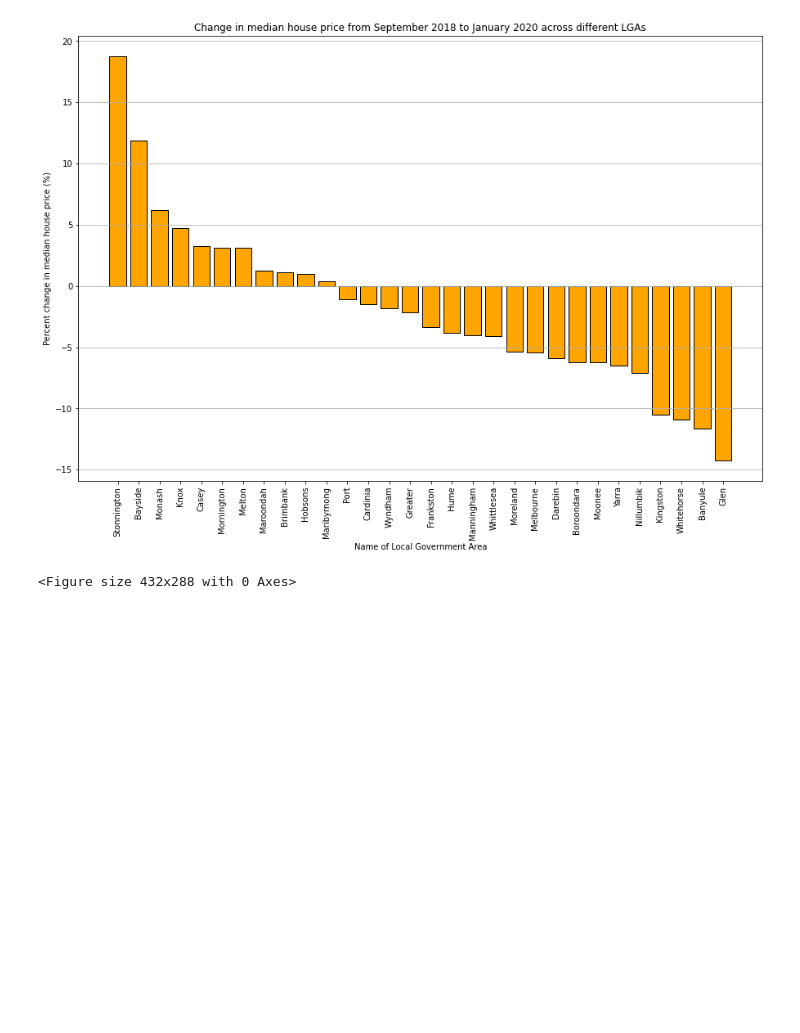
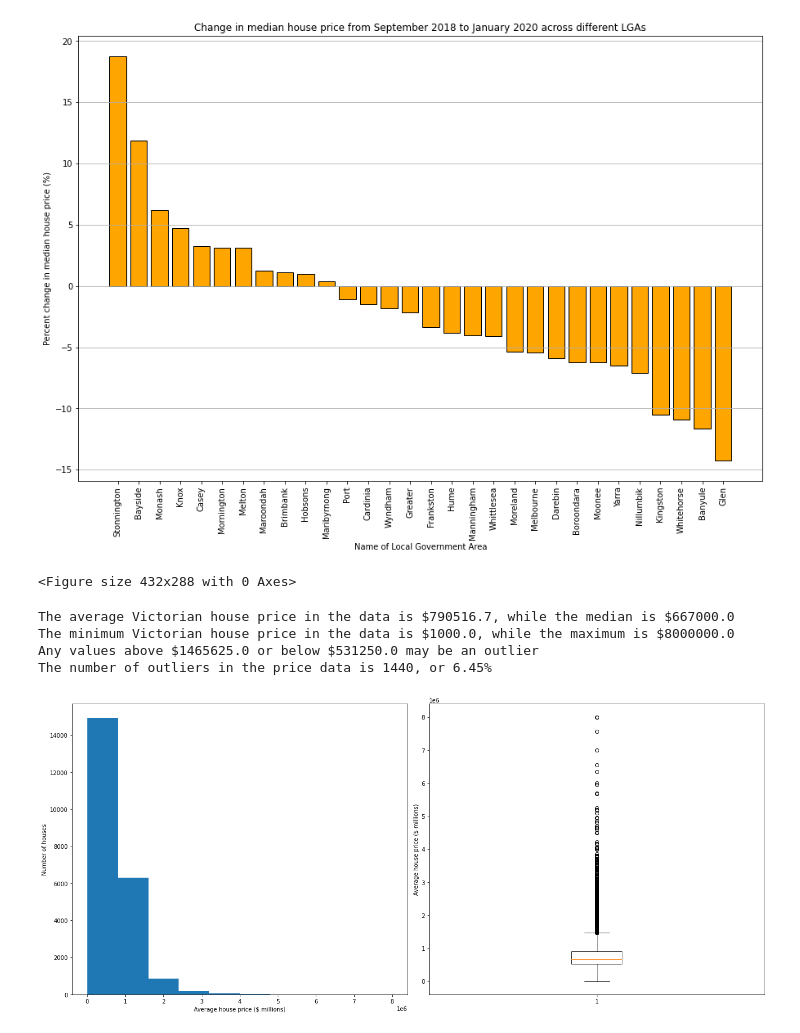
Before and after one commit to jeremychiaa/covid-victorian-real-estate, a Jupyter notebook: cleaned_house.ipynb, the cells around one changed output. Drawn from its saved outputs; the diff is of its cells as text; code cells hidden in the pictures; blank space fills up the shorter version.

```diff
--- a/cleaned_house.ipynb
+++ b/cleaned_house.ipynb
@@ -340,3 +361,59 @@ plt.tight_layout()
 # %%
 # Save the percent change per LGA into a CSV file
 pct_change_LGA_df.to_csv("output/percent_change_perLGA.csv", index = False)
+# %%
+# Creating a dataframe to analyse post-COVID data per month
+monthly_sales_postcovid_df = pd.DataFrame(vic_sales_postcovid_df)
+
+# Removing the day of the month from the date_sold column
+monthly_sales_postcovid_df["date_sold"] = monthly_sales_postcovid_df["date_sold"].str[0:7]
+
+# Calculating some summary statistics about the price data
+mean_price = round(monthly_sales_postcovid_df["price"].mean(),2)
+median_price = round(monthly_sales_postcovid_df["price"].median(),2)
+
+min_price = round(monthly_sales_postcovid_df["price"].min(),2)
+max_price = round(monthly_sales_postcovid_df["price"].max(),2)
+print(f"The average Victorian house price in the data is ${mean_price}, while the median is ${median_price}")
+print(f"The minimum Victorian house price in the data is ${min_price}, while the maximum is ${max_price}")
+
+# Calculating the upper and lower bounds to understand any outliers
+quartiles = monthly_sales_postcovid_df["price"].quantile([0.25, 0.5, 0.75])
+upper_quartile = quartiles[0.75]
+lower_quartile = quartiles[0.25]
+iqr = upper_quartile - lower_quartile
+
+# Determining outliers using the upper and lower bounds
+upper_bound = upper_quartile + (1.5 * iqr)
+lower_bound = lower_quartile - (1.5 * iqr)
+print(f"Any values above ${round(upper_bound,2)} or below ${round(lower_quartile,2)} may be an outlier")
+
+# Printing out the results
+outliers = len(monthly_sales_postcovid_df.loc[(monthly_sales_postcovid_df["price"] > upper_bound) | (monthly_sales_postcovid_df["price"] < lower_bound), :])
+outliers_percent = round((outliers / len(monthly_sales_postcovid_df)) * 100,2)
+print(f"The number of outliers in the price data is {outliers}, or {outliers_percent}%")
+# %% [output]
+The average Victorian house price in the data is $790516.7, while the median is $667000.0
+The minimum Victorian house price in the data is $1000.0, while the maximum is $8000000.0
+Any values above $1465625.0 or below $531250.0 may be an outlier
+The number of outliers in the price data is 1440, or 6.45%
+# %%
+# Creating a histogarm and box plot for the pre-COVID house data
+plt.figure(figsize=(18,8))
+
+# Creating the histogram and setting labels
+plt.subplot(1, 2, 1)
+plt.hist(monthly_sales_postcovid_df["price"])
+plt.ylabel("Number of houses")
+plt.xlabel("Average house price ($ millions)")
+
+# Creating the boxplot and setting labels
+plt.subplot(1, 2, 2)
+plt.boxplot(monthly_sales_postcovid_df["price"])
+plt.ylabel("Average house price ($ millions)")
+
+# Displaying the chart
+plt.tight_layout()
+plt.show()
+# %% [output]
+[figure, added]
```
Also changed, not shown: parts of 11 cells of this notebook, 1 other file.
